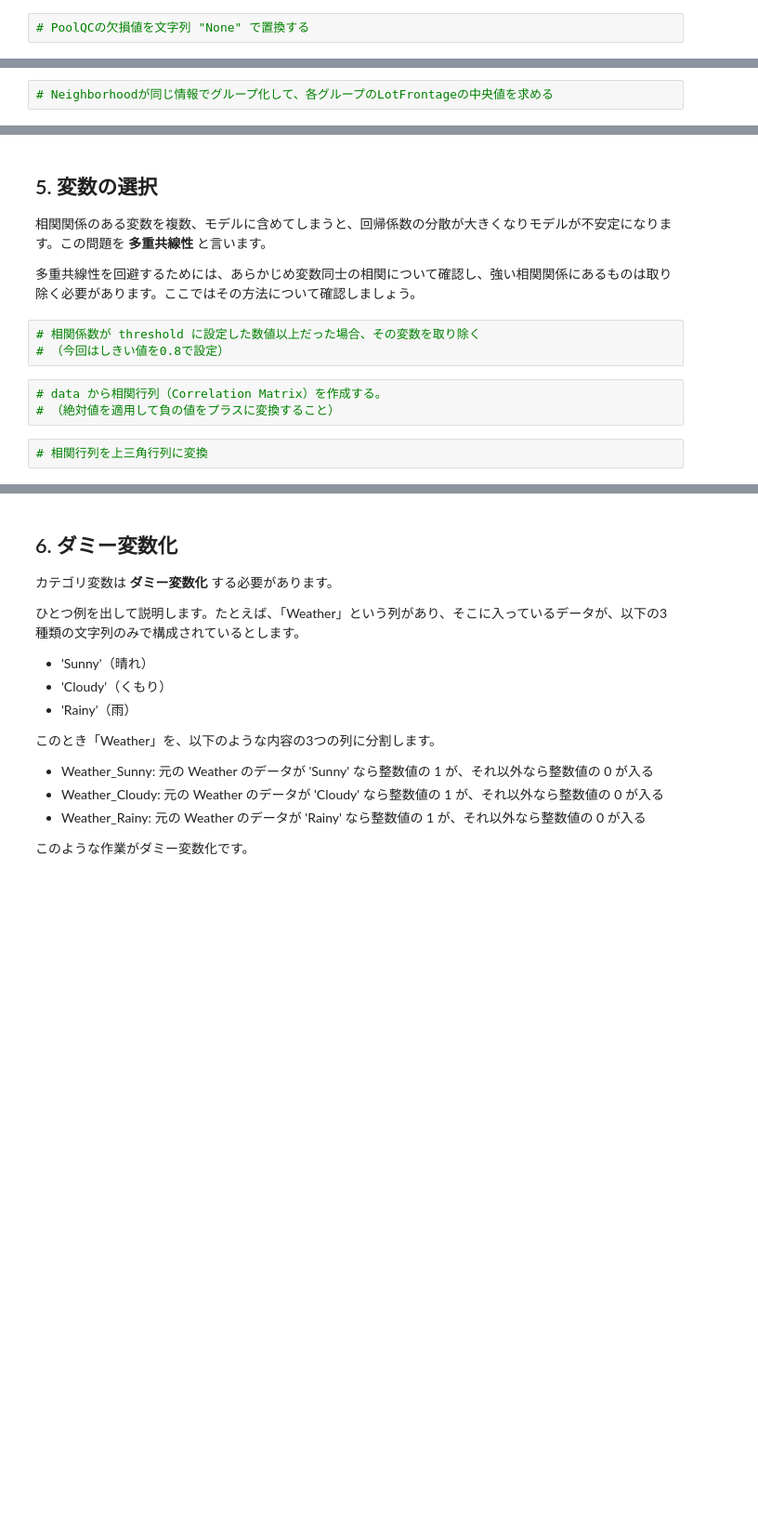
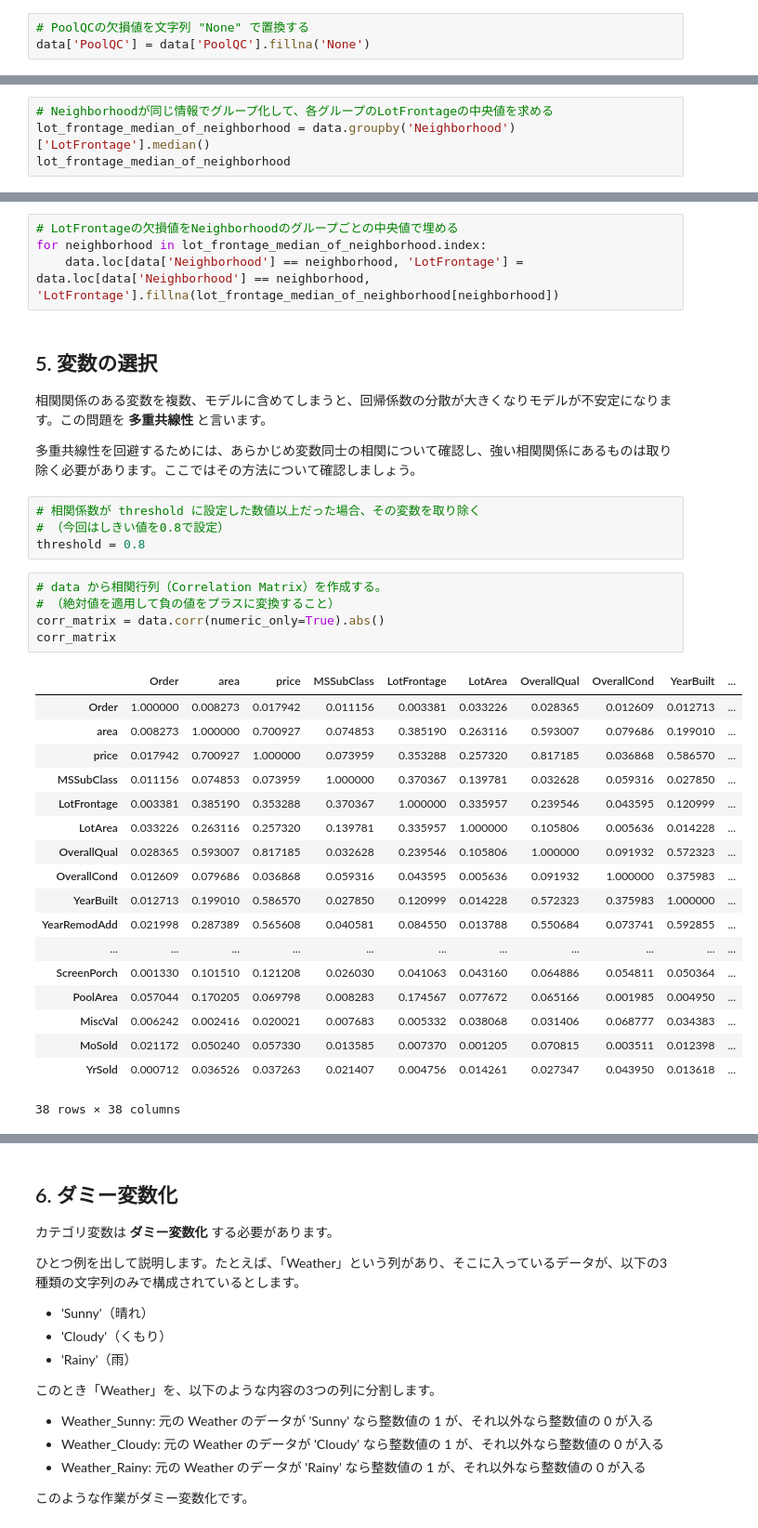
Before and after one commit to TakaoEnomoto/dsdev, a Jupyter notebook: Lesson13_Skills/課題8：住宅価格のデータ解析.ipynb, the cells around one changed output, grey strips where cells are left out. Shown: that part at 93% size. Saved outputs shown, nothing was run; the diff lists cells and outputs as text; blank space fills up the shorter version.

```diff
--- a/Lesson13_Skills/課題8：住宅価格のデータ解析.ipynb
+++ b/Lesson13_Skills/課題8：住宅価格のデータ解析.ipynb
@@ -112,2 +98,3 @@ Name: PoolQC, Length: 1460, dtype: object
 # %%
 # PoolQCの欠損値を文字列 "None" で置換する
+data['PoolQC'] = data['PoolQC'].fillna('None')
@@ -121,3 +106,5 @@ LotFrontageは「間口の広さ（家屋の正面の幅）」に関する情報
 そこで今回は、補充する値として「Neighborhoodが同じ家々のLotFrontageの中央値（median）」を採用します。
 # %%
 # Neighborhoodが同じ情報でグループ化して、各グループのLotFrontageの中央値を求める
+lot_frontage_median_of_neighborhood = data.groupby('Neighborhood')['LotFrontage'].median()
+lot_frontage_median_of_neighborhood
@@ -126,3 +129,7 @@ LotFrontageは「間口の広さ（家屋の正面の幅）」に関する情報
+# %%
+# LotFrontageの欠損値をNeighborhoodのグループごとの中央値で埋める
+for neighborhood in lot_frontage_median_of_neighborhood.index:
+    data.loc[data['Neighborhood'] == neighborhood, 'LotFrontage'] = data.loc[data['Neighborhood'] == neighborhood, 'LotFrontage'].fillna(lot_frontage_median_of_neighborhood[neighborhood])
 # %% [markdown]
 ## 5. 変数の選択
 
@@ -132,8 +139,28 @@ LotFrontageは「間口の広さ（家屋の正面の幅）」に関する情報
 # %%
 # 相関係数が threshold に設定した数値以上だった場合、その変数を取り除く
 # （今回はしきい値を0.8で設定）
+threshold = 0.8
 # %%
 # data から相関行列（Correlation Matrix）を作成する。
 # （絶対値を適用して負の値をプラスに変換すること）
+corr_matrix = data.corr(numeric_only=True).abs()
+corr_matrix
+# %% [output]
+|  | Order | area | price | MSSubClass | LotFrontage | LotArea | OverallQual | OverallCond | YearBuilt | ... |
+| Order | 1.000000 | 0.008273 | 0.017942 | 0.011156 | 0.003381 | 0.033226 | 0.028365 | 0.012609 | 0.012713 | ... |
+| area | 0.008273 | 1.000000 | 0.700927 | 0.074853 | 0.385190 | 0.263116 | 0.593007 | 0.079686 | 0.199010 | ... |
+| price | 0.017942 | 0.700927 | 1.000000 | 0.073959 | 0.353288 | 0.257320 | 0.817185 | 0.036868 | 0.586570 | ... |
+| MSSubClass | 0.011156 | 0.074853 | 0.073959 | 1.000000 | 0.370367 | 0.139781 | 0.032628 | 0.059316 | 0.027850 | ... |
+| LotFrontage | 0.003381 | 0.385190 | 0.353288 | 0.370367 | 1.000000 | 0.335957 | 0.239546 | 0.043595 | 0.120999 | ... |
+| LotArea | 0.033226 | 0.263116 | 0.257320 | 0.139781 | 0.335957 | 1.000000 | 0.105806 | 0.005636 | 0.014228 | ... |
+| OverallQual | 0.028365 | 0.593007 | 0.817185 | 0.032628 | 0.239546 | 0.105806 | 1.000000 | 0.091932 | 0.572323 | ... |
+| OverallCond | 0.012609 | 0.079686 | 0.036868 | 0.059316 | 0.043595 | 0.005636 | 0.091932 | 1.000000 | 0.375983 | ... |
+| YearBuilt | 0.012713 | 0.199010 | 0.586570 | 0.027850 | 0.120999 | 0.014228 | 0.572323 | 0.375983 | 1.000000 | ... |
+| YearRemodAdd | 0.021998 | 0.287389 | 0.565608 | 0.040581 | 0.084550 | 0.013788 | 0.550684 | 0.073741 | 0.592855 | ... |
+| ... | ... | ... | ... | ... | ... | ... | ... | ... | ... | ... |
+| ScreenPorch | 0.001330 | 0.101510 | 0.121208 | 0.026030 | 0.041063 | 0.043160 | 0.064886 | 0.054811 | 0.050364 | ... |
+| PoolArea | 0.057044 | 0.170205 | 0.069798 | 0.008283 | 0.174567 | 0.077672 | 0.065166 | 0.001985 | 0.004950 | ... |
+| MiscVal | 0.006242 | 0.002416 | 0.020021 | 0.007683 | 0.005332 | 0.038068 | 0.031406 | 0.068777 | 0.034383 | ... |
+| MoSold | 0.021172 | 0.050240 | 0.057330 | 0.013585 | 0.007370 | 0.001205 | 0.070815 | 0.003511 | 0.012398 | ... |
+| YrSold | 0.000712 | 0.036526 | 0.037263 | 0.021407 | 0.004756 | 0.014261 | 0.027347 | 0.043950 | 0.013618 | ... |
+38 rows × 38 columns
-# %%
-# 相関行列を上三角行列に変換
```
Also changed, not shown: parts of 10 cells of this notebook.
